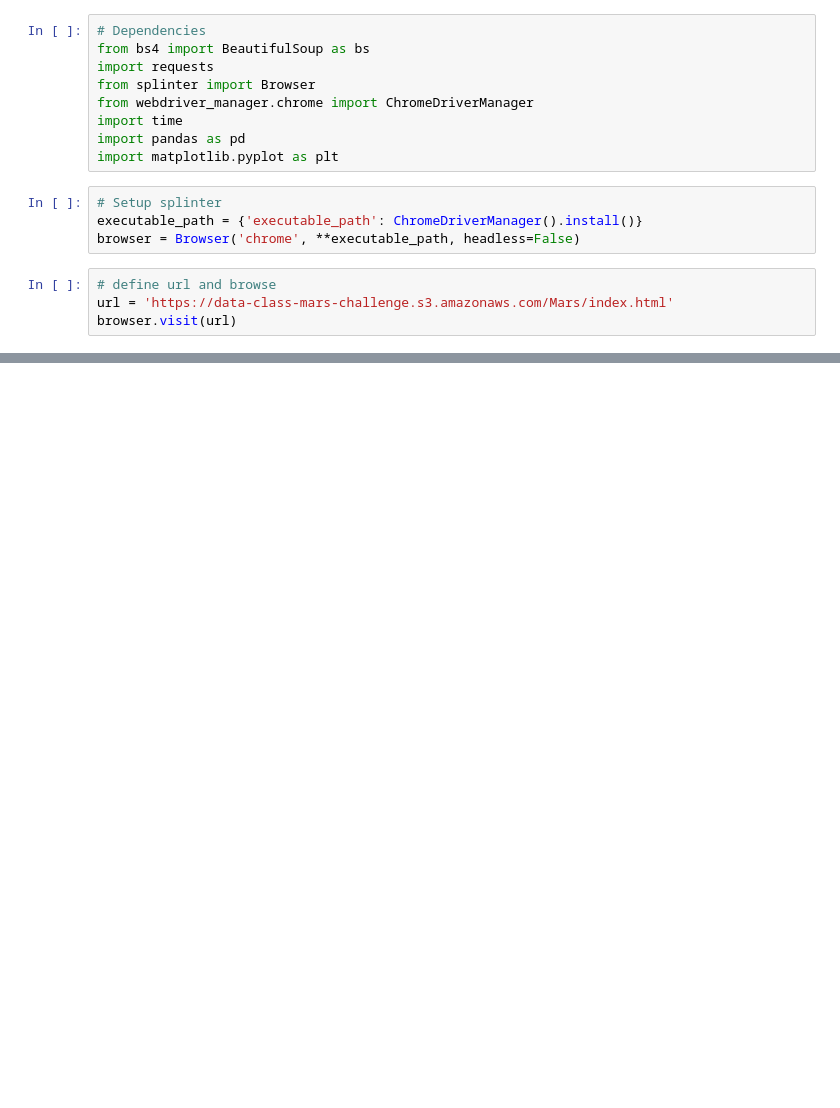
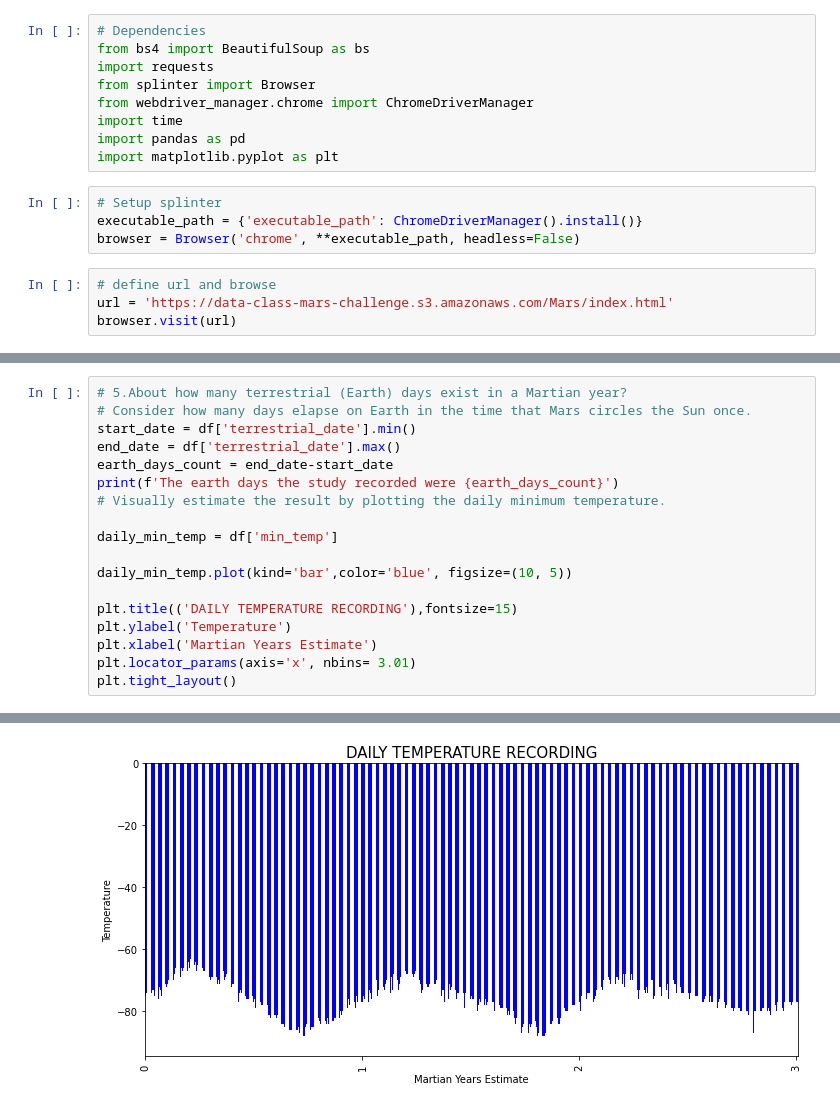
Before and after one commit to sandovalj60/Web-scraping-Challenge, a Jupyter notebook: mars_data_challenge_part_2.ipynb, the cells around one changed output, grey strips where cells are left out. Drawn from its saved outputs; the diff is of its cells as text; blank space fills up the shorter version.

```diff
--- a/mars_data_challenge_part_2.ipynb
+++ b/mars_data_challenge_part_2.ipynb
@@ -53,0 +208,19 @@ for row in rows:
+# %%
+# 5.About how many terrestrial (Earth) days exist in a Martian year?
+# Consider how many days elapse on Earth in the time that Mars circles the Sun once.
+start_date = df['terrestrial_date'].min()
+end_date = df['terrestrial_date'].max()
+earth_days_count = end_date-start_date
+print(f'The earth days the study recorded were {earth_days_count}')
+# Visually estimate the result by plotting the daily minimum temperature.
+
+daily_min_temp = df['min_temp']
+
+daily_min_temp.plot(kind='bar',color='blue', figsize=(10, 5))
+
+plt.title(('DAILY TEMPERATURE RECORDING'),fontsize=15)
+plt.ylabel('Temperature')
+plt.xlabel('Martian Years Estimate')
+plt.locator_params(axis='x', nbins= 3.01)
+plt.tight_layout()
+# %% [output]
@@ -53,0 +228 @@ for row in rows:
+[figure, added]
```
Also changed, not shown: parts of 18 cells of this notebook, 1 other file.
